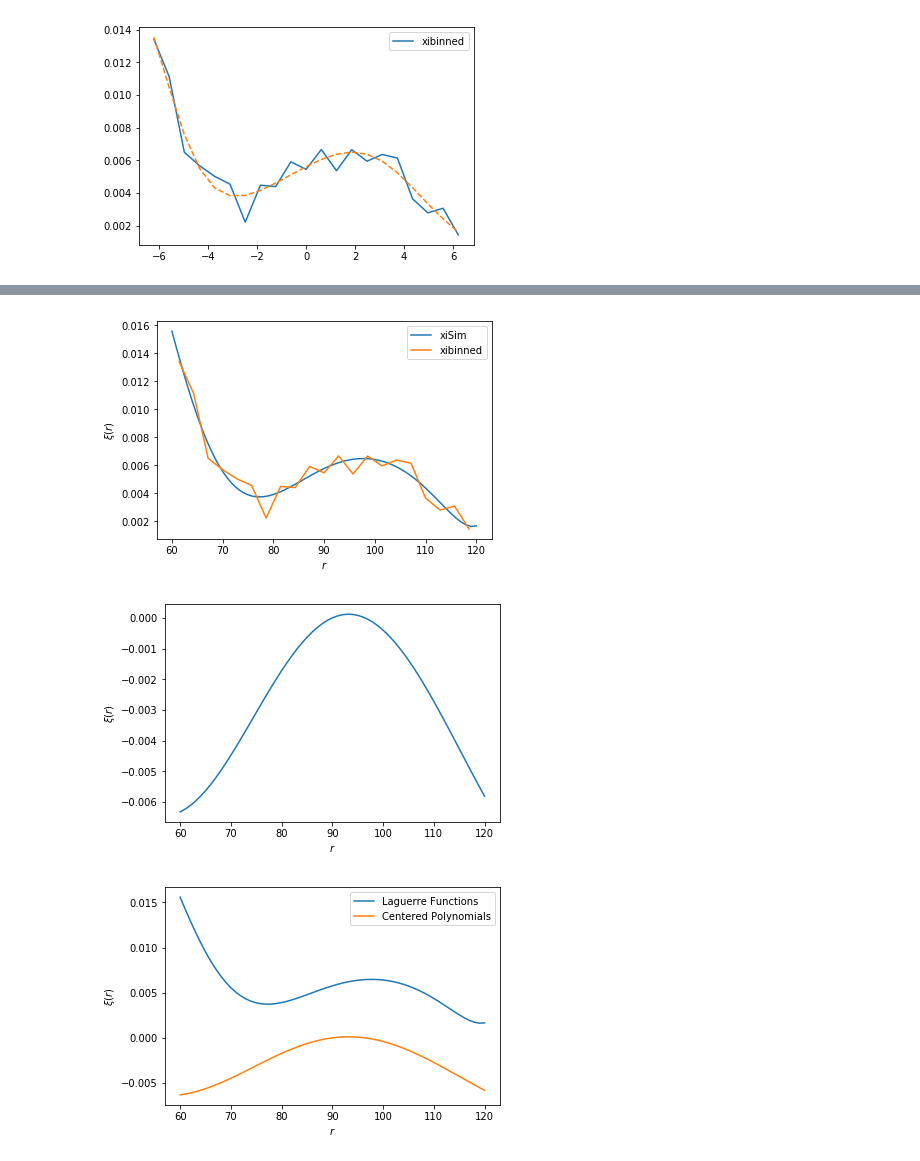
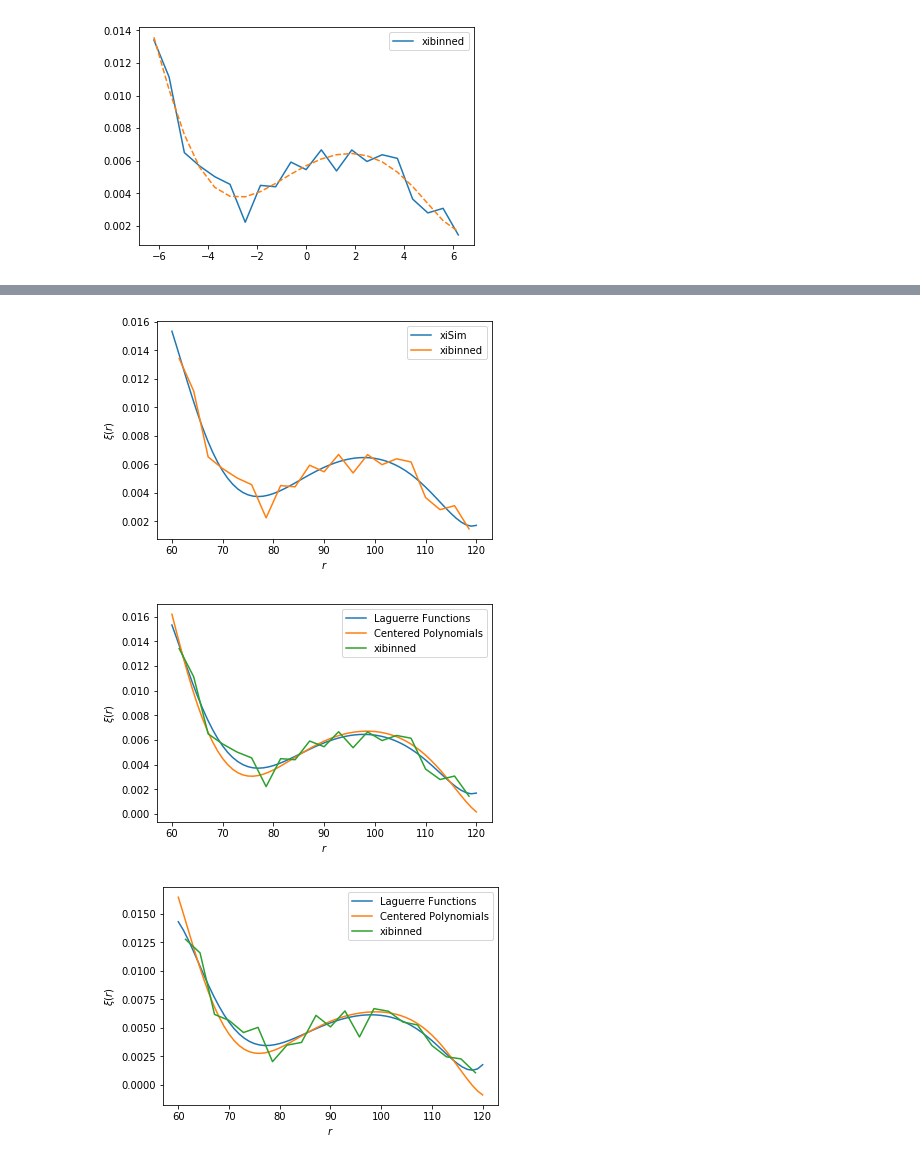
Before and after one commit to marmusso/xi-without-bins, a Jupyter notebook: XiCenLagu.ipynb, the cells around one changed output, grey strips where cells are left out. Cells and saved outputs as stored; diff of their text form; code cells hidden in the pictures.

```diff
--- a/XiCenLagu.ipynb
+++ b/XiCenLagu.ipynb
@@ -206,9 +213,9 @@ nuRR = 4*pi/Lbox**3*V[0:nk]
 # %%
 ### the corresponding F_RR:
-dim = (nk, nk)
+dim = (nk+1, nk+1)
 FRR = np.zeros(dim)
-for k in range(nk):
-    for l in range(k,nk):
+for k in range(nk+1):
+    for l in range(k,nk+1):
         func = lambda r: r**2 * nu[k](r/sigma) * nu[l](r/sigma)
         FRR[k,l] = (4*pi/Lbox**3)*quad(func, rmin, rmax)[0]
         FRR[l,k] = FRR[k,l]
@@ -217,10 +224,10 @@ invF = np.linalg.inv(FRR)
 # %%
 nuDD = fbasis
 simDiff = nuDD - nuRR
-aSim = np.zeros(nk)
+aSim = np.zeros(nk+1)
 aSim = np.dot(invF, simDiff)
 print ('Sim:', aSim)
 checkDiff = 0*simDiff
-for k in range(0,nk):
+for k in range(nk+1):
     checkDiff[k] = sum(FRR[k,:]*aSim[:])
 # %% [output]
@@ -230,7 +237,7 @@ Sim: [  3.36626867e-04  -2.36452938e-04  -6.91684214e-06   2.62558586e-06
 rt = np.arange(60,121)
 yt = rt/sigma
 xiSim = 0.0*rt
-for k in range(nk):
+for k in range(nk+1):
     xiSim += aSim[k] * nu[k](yt)
 # %%
 ### plot unbinned Laguerre fit:
@@ -244,30 +251,34 @@ plt.show()
 # %%
 plt.plot(rt,xiSim)
-plt.plot(rbin,Xi12)
+plt.plot(rbin,xi12)
 plt.xlabel(r'$r$')
 plt.ylabel(r'$\xi(r)$')
 plt.legend(["xiSim", "xibinned"])
 plt.show()
 # %% [output]
-[figure, old version]
+[figure, new version]
 # %%
 ytable = (rt-mu)/sigma
 xipoly = 0.0*rt
-for k in range(nk):
-    xipoly += aSim[k] * ytable**(k+1)
+for k in range(nk+1):
+    xipoly += aSim[k] * ytable**(k)
 # %%
+plt.plot(rt,xiSim)       ### the whole data
 plt.plot(rt,xipoly)
+plt.plot(rbin,xi12)
 plt.xlabel(r'$r$')
 plt.ylabel(r'$\xi(r)$')
+plt.legend(["Laguerre Functions", "Centered Polynomials", "xibinned"])
 plt.show()
 # %% [output]
-[figure, old version]
+[figure, new version]
 # %%
-plt.plot(rt,xiSim)
+plt.plot(rt,xiSim)        ### (1) Nt = 10^5
 plt.plot(rt,xipoly)
+plt.plot(rbin,xi12)
 plt.xlabel(r'$r$')
 plt.ylabel(r'$\xi(r)$')
-plt.legend(["Laguerre Functions", "Centered Polynomials"])
+plt.legend(["Laguerre Functions", "Centered Polynomials", "xibinned"])
 plt.show()
 # %% [output]
-[figure, old version]
+[figure, new version]
```
Also changed, not shown: parts of 18 cells of this notebook.
